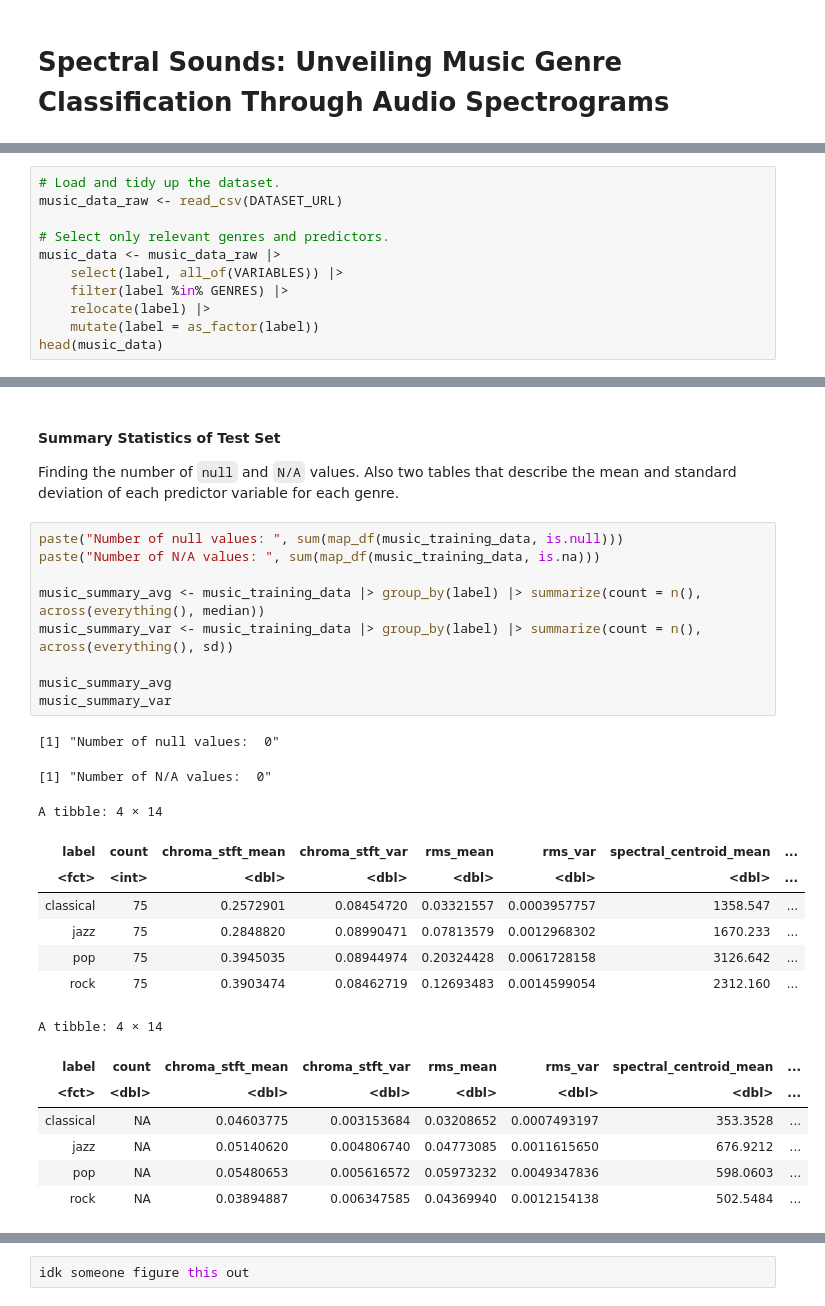
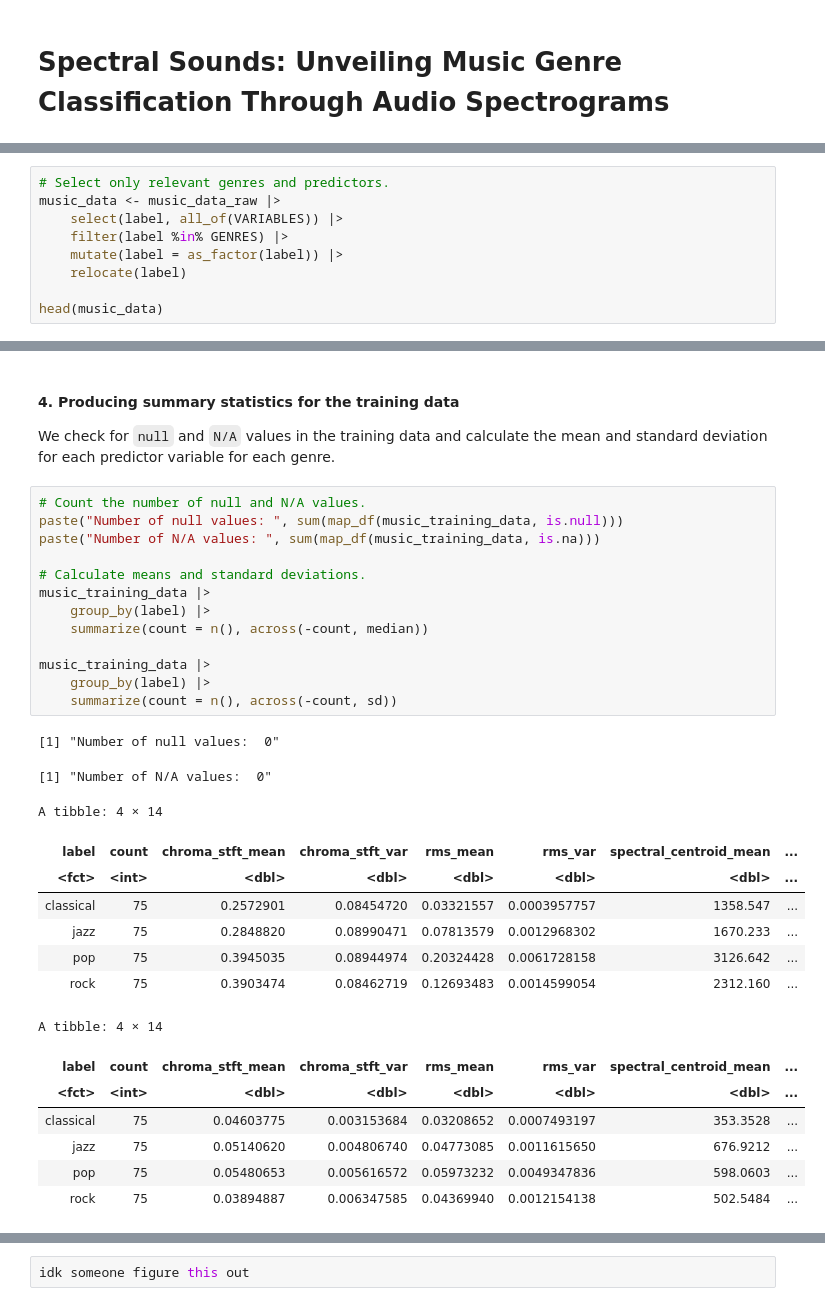
Before and after one commit to arthu-rguo/dsci-100-proj, a Jupyter notebook: project_report.ipynb, the cells around one changed output, grey strips where cells are left out. Saved outputs shown, nothing was run; the diff lists cells and outputs as text.

Commit message:
grammar fixes up to prelim data proc

```diff
--- a/project_report.ipynb
+++ b/project_report.ipynb
@@ -62,12 +94,10 @@ The label column is converted to a factor data type, and the data is filtered su
 # %%
-# Load and tidy up the dataset.
-music_data_raw <- read_csv(DATASET_URL)
-
 # Select only relevant genres and predictors.
 music_data <- music_data_raw |>
     select(label, all_of(VARIABLES)) |>
     filter(label %in% GENRES) |>
-    relocate(label) |>
-    mutate(label = as_factor(label))
+    mutate(label = as_factor(label)) |>
+    relocate(label)
+
 head(music_data)
 # %% [output]
@@ -113,33 +133,36 @@ paste("Number of observations in testing data: ", pull(count(music_testing_data)
 [1] "Number of observations in training data:  300"
 [1] "Number of observations in testing data:  100"
 # %% [markdown]
-#### Summary Statistics of Test Set
-
-Finding the number of `null` and `N/A` values. Also two tables that describe the mean and standard deviation of each predictor variable for each genre.
+#### 4. Producing summary statistics for the training data
+We check for `null` and `N/A` values in the training data and calculate the mean and standard deviation for each predictor variable for each genre.
 # %%
+# Count the number of null and N/A values.
 paste("Number of null values: ", sum(map_df(music_training_data, is.null)))
 paste("Number of N/A values: ", sum(map_df(music_training_data, is.na)))
 
-music_summary_avg <- music_training_data |> group_by(label) |> summarize(count = n(), across(everything(), median))
-music_summary_var <- music_training_data |> group_by(label) |> summarize(count = n(), across(everything(), sd))
+# Calculate means and standard deviations.
+music_training_data |>
+    group_by(label) |>
+    summarize(count = n(), across(-count, median))
 
-music_summary_avg
-music_summary_var
+music_training_data |>
+    group_by(label) |>
+    summarize(count = n(), across(-count, sd))
 # %% [output]
 [1] "Number of null values:  0"
 [1] "Number of N/A values:  0"
 A tibble: 4 × 14
 | label | count | chroma_stft_mean | chroma_stft_var | rms_mean | rms_var | spectral_centroid_mean | ... |
 | <fct> | <int> | <dbl> | <dbl> | <dbl> | <dbl> | <dbl> | ... |
 | classical | 75 | 0.2572901 | 0.08454720 | 0.03321557 | 0.0003957757 | 1358.547 | ... |
 | jazz | 75 | 0.2848820 | 0.08990471 | 0.07813579 | 0.0012968302 | 1670.233 | ... |
 | pop | 75 | 0.3945035 | 0.08944974 | 0.20324428 | 0.0061728158 | 3126.642 | ... |
 | rock | 75 | 0.3903474 | 0.08462719 | 0.12693483 | 0.0014599054 | 2312.160 | ... |
 A tibble: 4 × 14
 | label | count | chroma_stft_mean | chroma_stft_var | rms_mean | rms_var | spectral_centroid_mean | ... |
-| <fct> | <dbl> | <dbl> | <dbl> | <dbl> | <dbl> | <dbl> | ... |
-| classical | NA | 0.04603775 | 0.003153684 | 0.03208652 | 0.0007493197 | 353.3528 | ... |
-| jazz | NA | 0.05140620 | 0.004806740 | 0.04773085 | 0.0011615650 | 676.9212 | ... |
-| pop | NA | 0.05480653 | 0.005616572 | 0.05973232 | 0.0049347836 | 598.0603 | ... |
-| rock | NA | 0.03894887 | 0.006347585 | 0.04369940 | 0.0012154138 | 502.5484 | ... |
+| <fct> | <int> | <dbl> | <dbl> | <dbl> | <dbl> | <dbl> | ... |
+| classical | 75 | 0.04603775 | 0.003153684 | 0.03208652 | 0.0007493197 | 353.3528 | ... |
+| jazz | 75 | 0.05140620 | 0.004806740 | 0.04773085 | 0.0011615650 | 676.9212 | ... |
+| pop | 75 | 0.05480653 | 0.005616572 | 0.05973232 | 0.0049347836 | 598.0603 | ... |
+| rock | 75 | 0.03894887 | 0.006347585 | 0.04369940 | 0.0012154138 | 502.5484 | ... |
 # %% [markdown]
```
Also changed, not shown: parts of 16 cells of this notebook.
